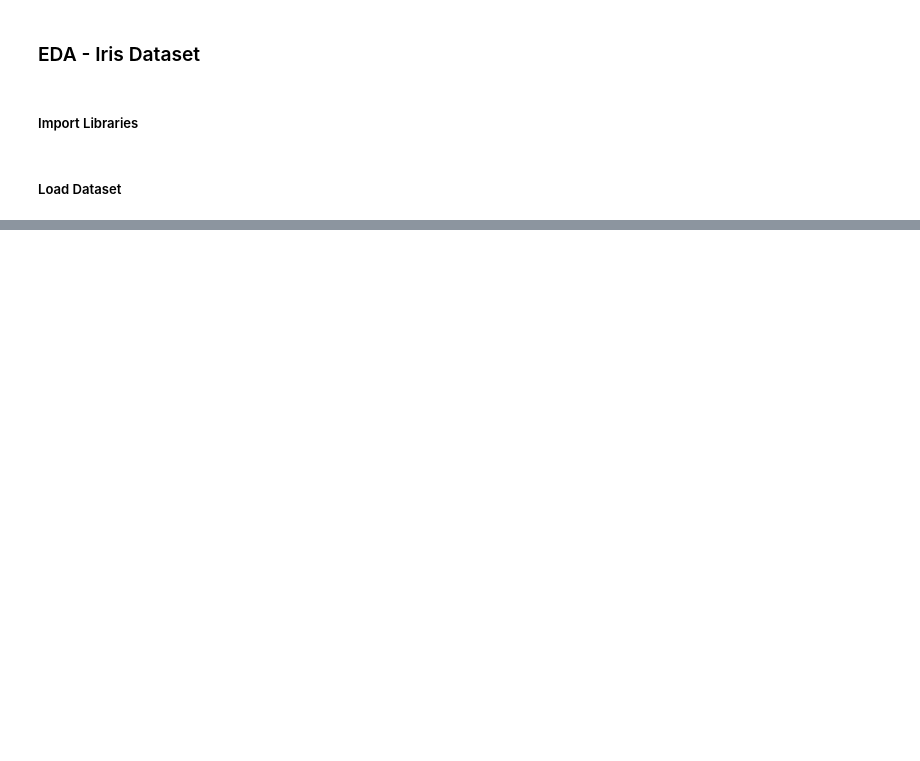
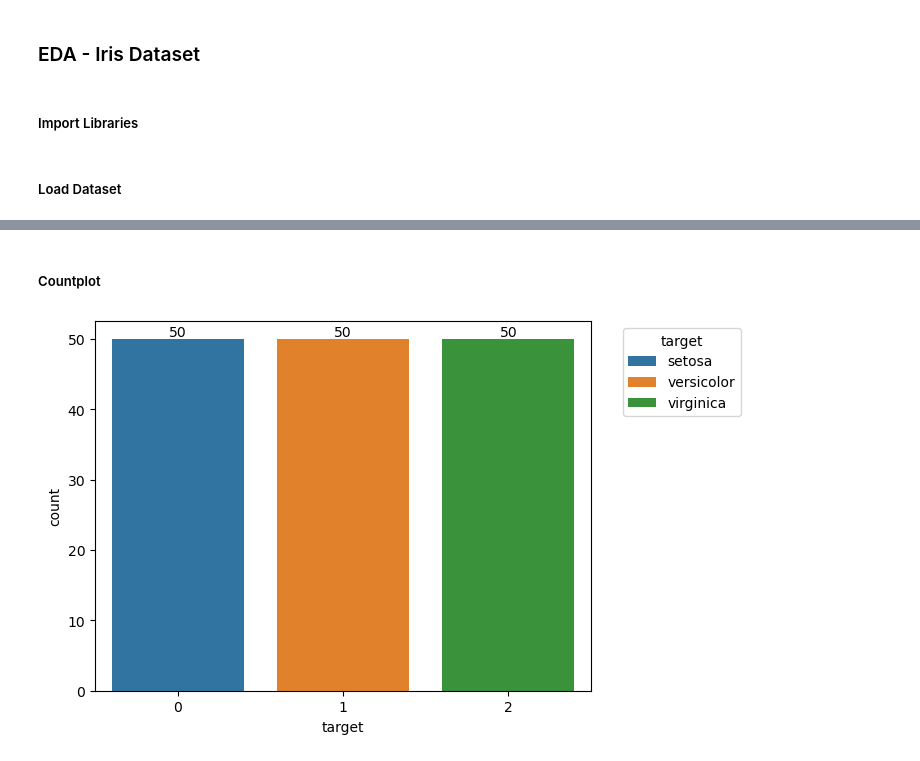
Before and after one commit to horacekangholie/ds-eda-01-iris-dataset, a Jupyter notebook: eda-iris-dataset.ipynb, the cells around one changed output, grey strips where cells are left out. Cells and saved outputs as stored; diff of their text form; code cells hidden in the pictures; blank space fills up the shorter version.

```diff
--- a/eda-iris-dataset.ipynb
+++ b/eda-iris-dataset.ipynb
@@ -48,0 +37,9 @@ sns.histplot(x="petal width (cm)", data=df_data, ax=axes[3], kde=True)
+# %% [markdown]
+##### Countplot
+# %%
+ax = sns.countplot(data=df_data, x='target', hue='target', palette='tab10')
+plt.legend(title="target", labels=iris.target_names, bbox_to_anchor=(1.05, 1), loc='upper left')
+for container in ax.containers:
+    ax.bar_label(container)
+# %% [output]
+[figure, added]
```
Also changed, not shown: parts of 6 cells of this notebook, 4 other files.
